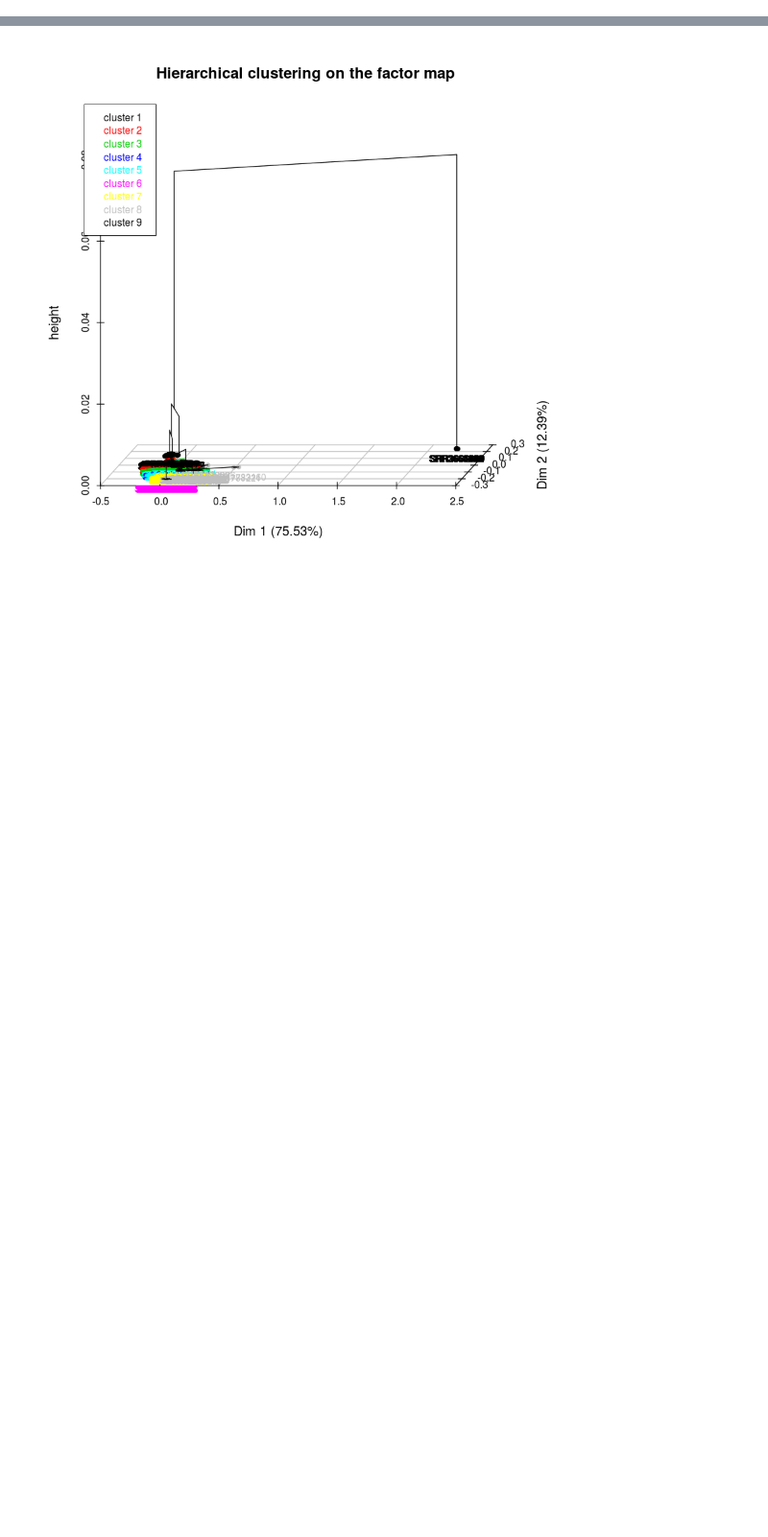
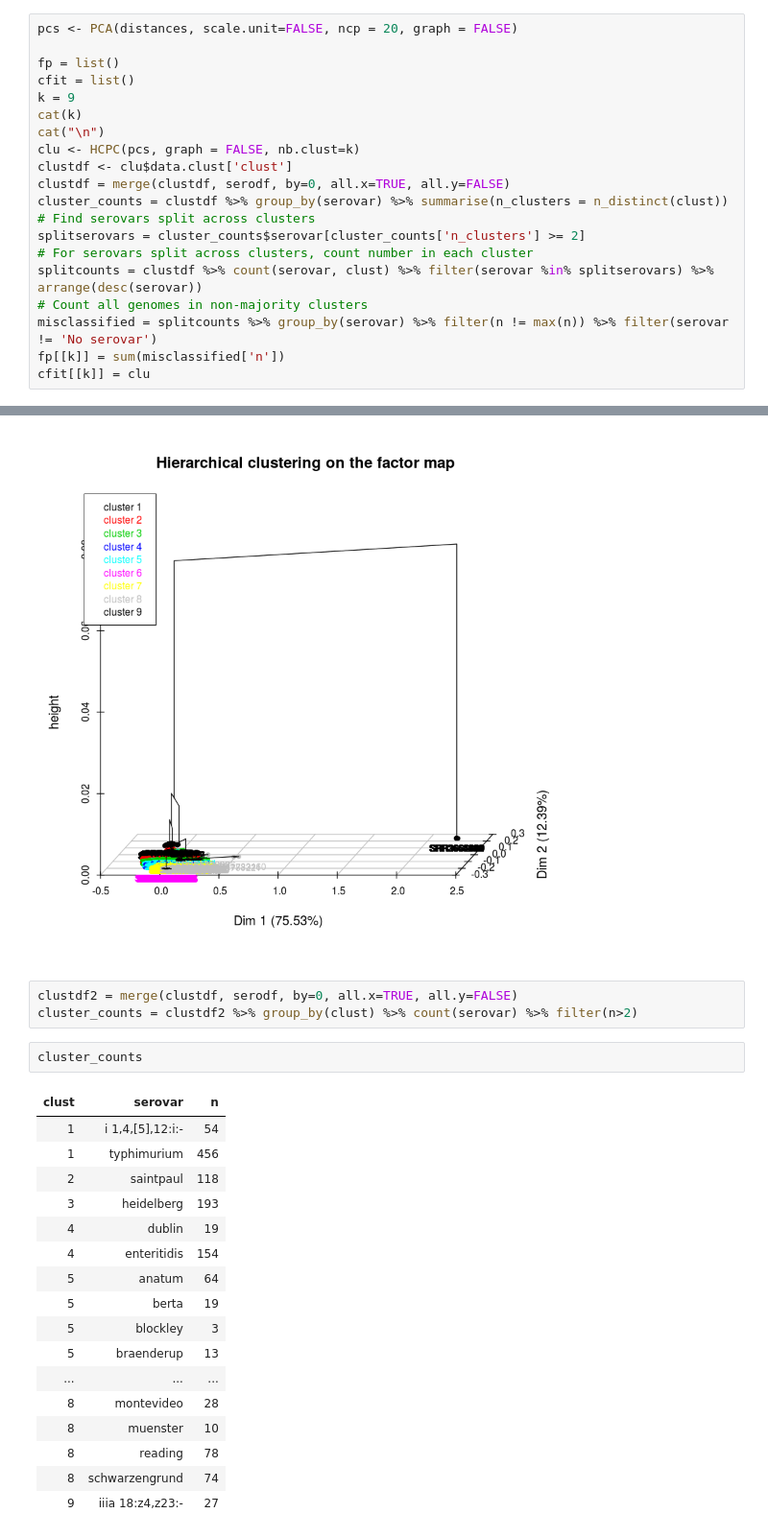
Before and after one commit to superphy/phenores, a Jupyter notebook: notebooks/8.0-mwhitesi-salmonella-clonal-groups.ipynb, the cells around one changed output, grey strips where cells are left out. Shown at 96% size. Drawn from its saved outputs; the diff is of its cells as text; blank space fills up the shorter version.

Commit message:
ADD: clonal group f-test & filtering

```diff
--- a/notebooks/8.0-mwhitesi-salmonella-clonal-groups.ipynb
+++ b/notebooks/8.0-mwhitesi-salmonella-clonal-groups.ipynb
@@ -65,3 +65,23 @@ for(k in 5:15) {
 13
 14
 15
+# %%
+pcs <- PCA(distances, scale.unit=FALSE, ncp = 20, graph = FALSE)
+
+fp = list()
+cfit = list()
+k = 9
+cat(k)
+cat("\n")
+clu <- HCPC(pcs, graph = FALSE, nb.clust=k)
+clustdf <- clu$data.clust['clust']
+clustdf = merge(clustdf, serodf, by=0, all.x=TRUE, all.y=FALSE)
+cluster_counts = clustdf %>% group_by(serovar) %>% summarise(n_clusters = n_distinct(clust))
+# Find serovars split across clusters
+splitserovars = cluster_counts$serovar[cluster_counts['n_clusters'] >= 2]
+# For serovars split across clusters, count number in each cluster
+splitcounts = clustdf %>% count(serovar, clust) %>% filter(serovar %in% splitserovars) %>% arrange(desc(serovar))
+# Count all genomes in non-majority clusters
+misclassified = splitcounts %>% group_by(serovar) %>% filter(n != max(n)) %>% filter(serovar != 'No serovar')
+fp[[k]] = sum(misclassified['n'])
+cfit[[k]] = clu
@@ -102,3 +124,26 @@ fviz_eig(pcs)
 plot(cfit[[9]], choice = "3D.map")
 # %% [output]
 [figure]
+# %%
+clustdf2 = merge(clustdf, serodf, by=0, all.x=TRUE, all.y=FALSE)
+cluster_counts = clustdf2 %>% group_by(clust) %>% count(serovar) %>% filter(n>2)
+# %%
+cluster_counts
+# %% [output]
+| clust | serovar | n |
+| 1 | i 1,4,[5],12:i:- | 54 |
+| 1 | typhimurium | 456 |
+| 2 | saintpaul | 118 |
+| 3 | heidelberg | 193 |
+| 4 | dublin | 19 |
+| 4 | enteritidis | 154 |
+| 5 | anatum | 64 |
+| 5 | berta | 19 |
+| 5 | blockley | 3 |
+| 5 | braenderup | 13 |
+| ... | ... | ... |
+| 8 | montevideo | 28 |
+| 8 | muenster | 10 |
+| 8 | reading | 78 |
+| 8 | schwarzengrund | 74 |
+| 9 | iiia 18:z4,z23:- | 27 |
```
Also changed, not shown: parts of 2 cells of this notebook, 3 other files.
